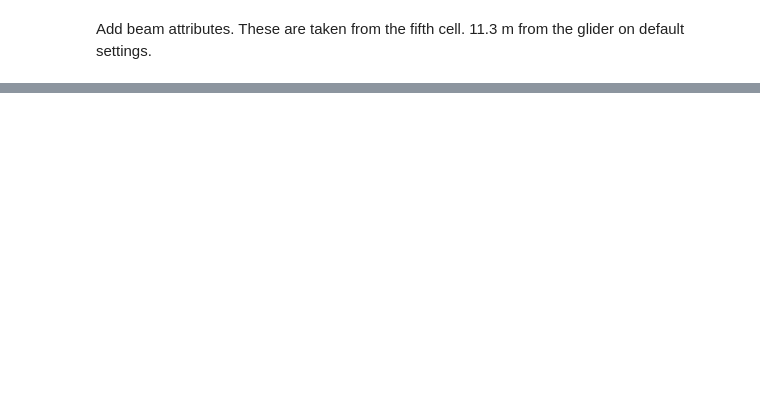
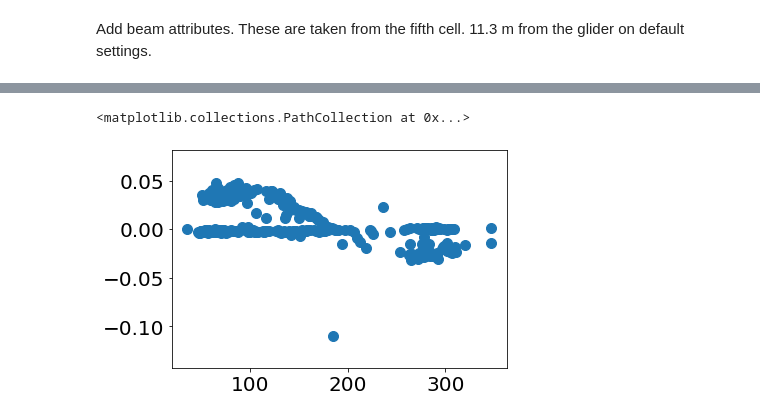
Before and after one commit to callumrollo/adcp-glider, a Jupyter notebook: notebooks/explore_data.ipynb, the cells around one changed output, grey strips where cells are left out. Cells and saved outputs as stored; diff of their text form; code cells hidden in the pictures; blank space fills up the shorter version.

```diff
--- a/notebooks/explore_data.ipynb
+++ b/notebooks/explore_data.ipynb
@@ -117,0 +93,5 @@ for cycle in overview.index:
+# %%
+plt.scatter(beam_attrs['heading'], mens)
+# %% [output]
+<matplotlib.collections.PathCollection at 0x...>
+[figure, added]
```
Also changed, not shown: parts of 31 cells of this notebook, 1 other file.
